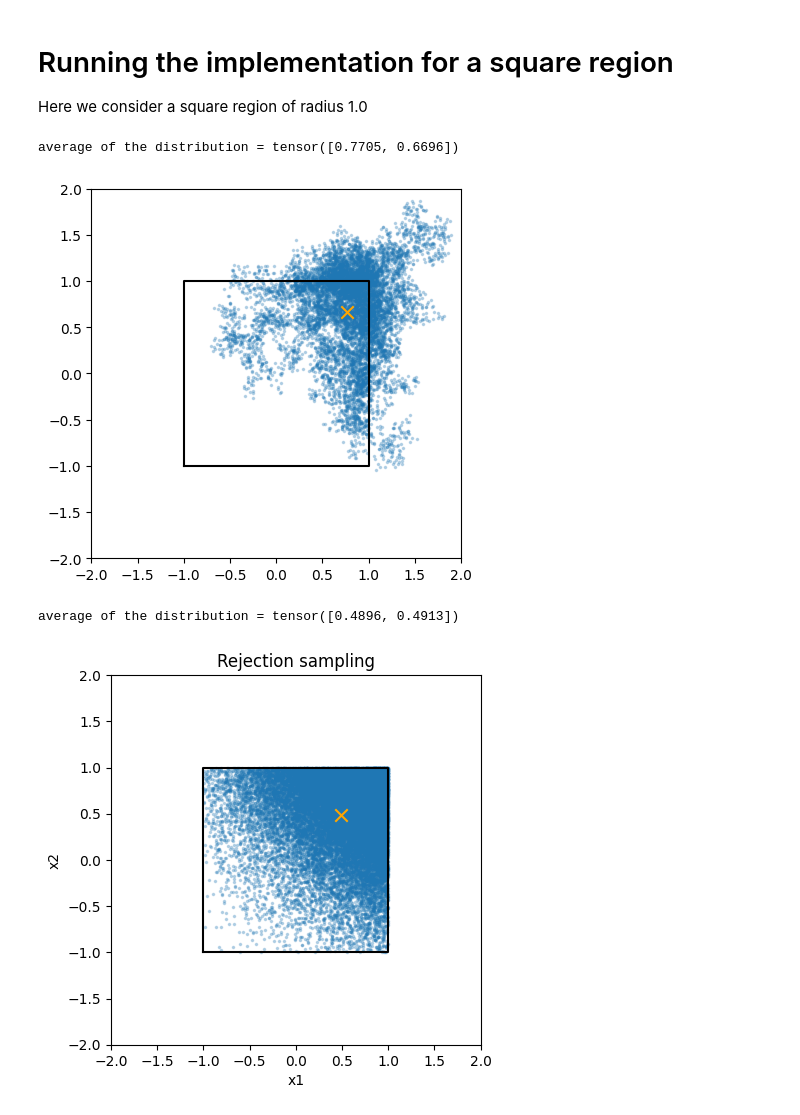
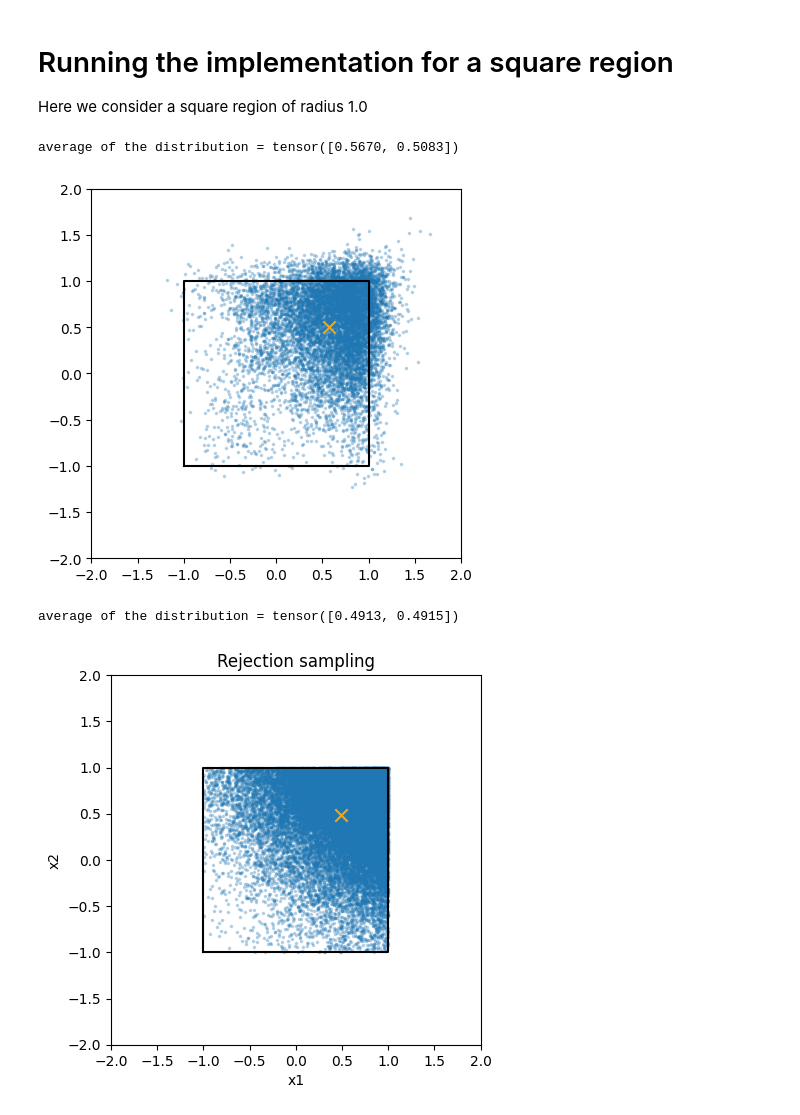
Before and after one commit to andresafira/PDLMC_Test, a Jupyter notebook: psc.ipynb, the cells around one changed output. Drawn from its saved outputs; the diff is of its cells as text; code cells hidden in the pictures.

```diff
--- a/psc.ipynb
+++ b/psc.ipynb
@@ -335,7 +335,7 @@ sampler = PDLMC_2D(
     f=f,
     g=g,
     h=h,
-    eta=0.001
+    eta=0.01
 )
 
 samples = sampler.sample(
@@ -349,34 +349,34 @@ samples = sampler.sample(
 sampler.plot_samples(
     samples,
     considered_terms=10_000,
     xlim=(-2, 2),
     ylim=(-2, 2),
     constraint_points=constraint_square,
 )
 
 
 ###########################
 # Rejection Sampler       #
 ##########################
 
 sampler = RejectionSampler_2D(
     proposal_distribution=lambda n: torch.randn(n, 2) + mean,
     constraint=lambda x: ((torch.abs(x[:, 0]) <= 1.0) & (torch.abs(x[:, 1]) <= 1.0))
 )
 
 samples = sampler.sample(
     iterations=30_000,
     size=100_000,
 )
 
 sampler.plot_samples(
     samples,
     xlim=(-2, 2),
     ylim=(-2, 2),
     constraint_points=constraint_square,
 )
 # %% [output]
-average of the distribution = tensor([0.7705, 0.6696])
+average of the distribution = tensor([0.5670, 0.5083])
-[figure, old version]
+[figure, new version]
-average of the distribution = tensor([0.4896, 0.4913])
+average of the distribution = tensor([0.4913, 0.4915])
-[figure, old version]
+[figure, new version]
```
Also changed, not shown: parts of 2 cells of this notebook.
